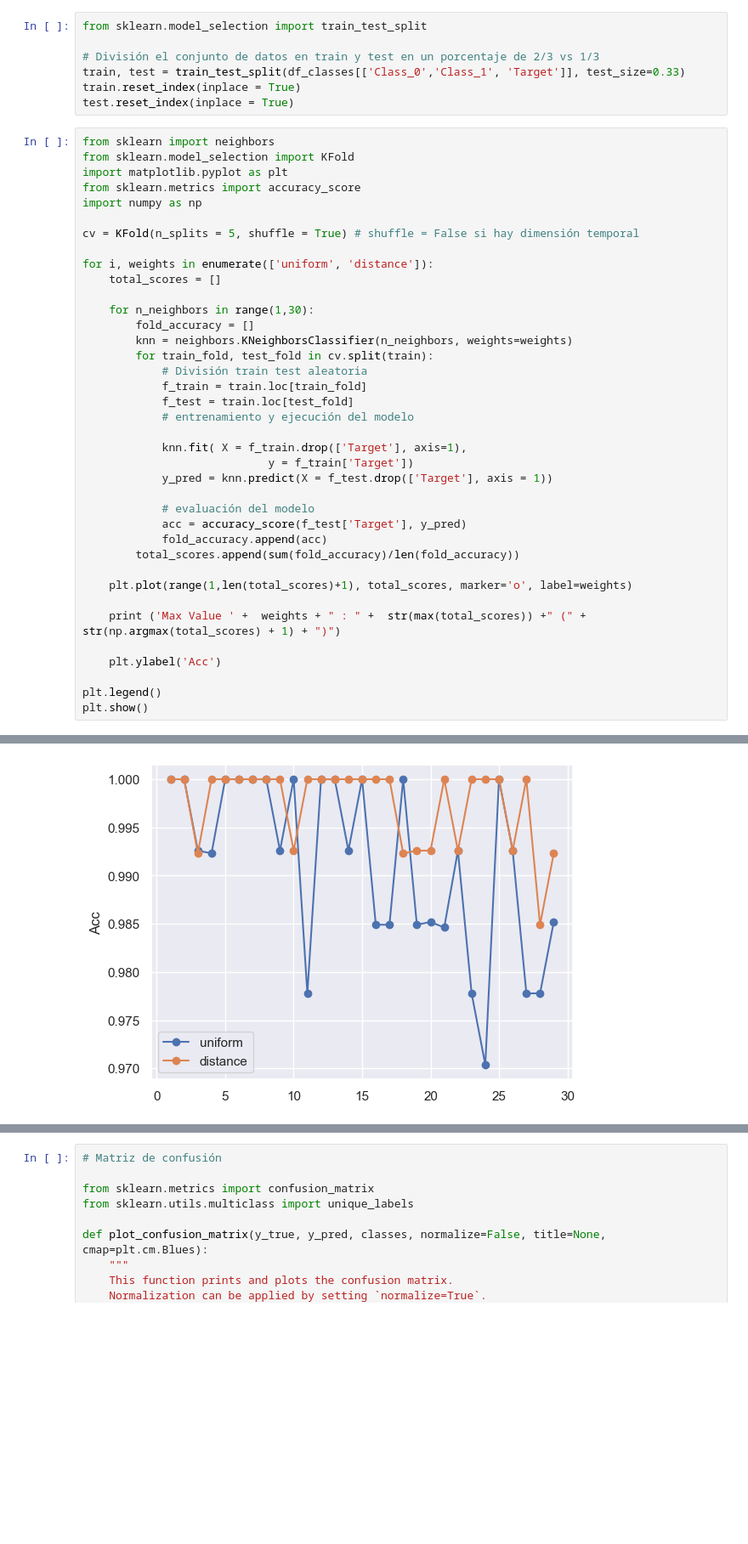
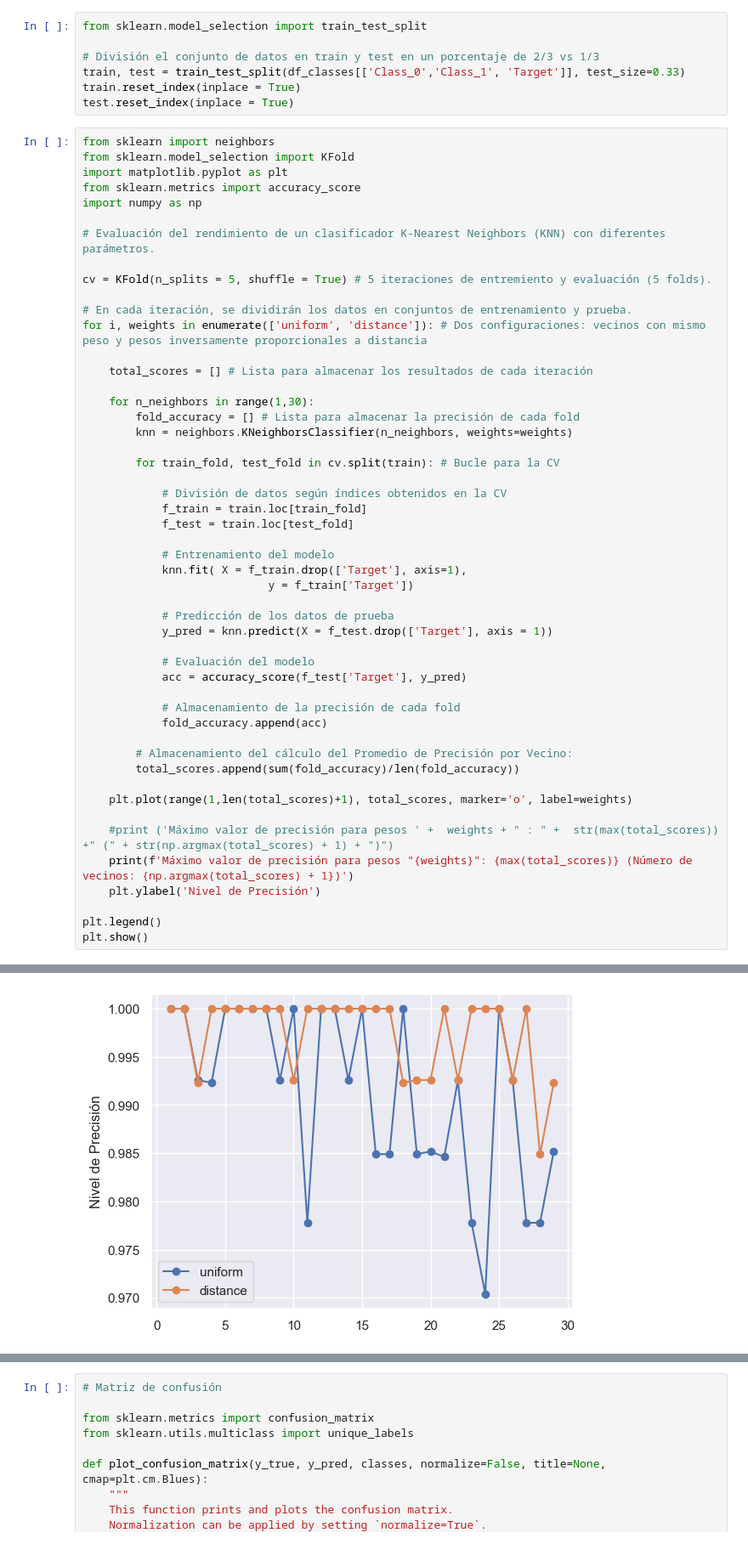
Before and after one commit to viorbe20/ai-machine-learning-systems, a Jupyter notebook: ej1-naive-bayes-knn.ipynb, the cells around one changed output, grey strips where cells are left out. Shown at 85% size. Saved outputs shown, nothing was run; the diff lists cells and outputs as text; blank space fills up the shorter version.

```diff
--- a/ej1-naive-bayes-knn.ipynb
+++ b/ej1-naive-bayes-knn.ipynb
@@ -101,34 +101,46 @@ import matplotlib.pyplot as plt
 from sklearn.metrics import accuracy_score
 import numpy as np
 
-cv = KFold(n_splits = 5, shuffle = True) # shuffle = False si hay dimensión temporal
+# Evaluación del rendimiento de un clasificador K-Nearest Neighbors (KNN) con diferentes parámetros.
 
-for i, weights in enumerate(['uniform', 'distance']):
-    total_scores = []
+cv = KFold(n_splits = 5, shuffle = True) # 5 iteraciones de entremiento y evaluación (5 folds).
+
+# En cada iteración, se dividirán los datos en conjuntos de entrenamiento y prueba.
+for i, weights in enumerate(['uniform', 'distance']): # Dos configuraciones: vecinos con mismo peso y pesos inversamente proporcionales a distancia
+
+    total_scores = [] # Lista para almacenar los resultados de cada iteración
 
     for n_neighbors in range(1,30):
-        fold_accuracy = []
+        fold_accuracy = [] # Lista para almacenar la precisión de cada fold
         knn = neighbors.KNeighborsClassifier(n_neighbors, weights=weights)
-        for train_fold, test_fold in cv.split(train):
-            # División train test aleatoria
+
+        for train_fold, test_fold in cv.split(train): # Bucle para la CV
+
+            # División de datos según índices obtenidos en la CV
             f_train = train.loc[train_fold]
             f_test = train.loc[test_fold]
-            # entrenamiento y ejecución del modelo
 
+            # Entrenamiento del modelo
             knn.fit( X = f_train.drop(['Target'], axis=1),
                             y = f_train['Target'])
+
+            # Predicción de los datos de prueba
             y_pred = knn.predict(X = f_test.drop(['Target'], axis = 1))
 
-            # evaluación del modelo
+            # Evaluación del modelo
             acc = accuracy_score(f_test['Target'], y_pred)
+
+            # Almacenamiento de la precisión de cada fold
             fold_accuracy.append(acc)
+
+        # Almacenamiento del cálculo del Promedio de Precisión por Vecino:
         total_scores.append(sum(fold_accuracy)/len(fold_accuracy))
 
     plt.plot(range(1,len(total_scores)+1), total_scores, marker='o', label=weights)
 
-    print ('Max Value ' +  weights + " : " +  str(max(total_scores)) +" (" + str(np.argmax(total_scores) + 1) + ")")
-
-    plt.ylabel('Acc')
+    #print ('Máximo valor de precisión para pesos ' +  weights + " : " +  str(max(total_scores)) +" (" + str(np.argmax(total_scores) + 1) + ")")
+    print(f'Máximo valor de precisión para pesos "{weights}": {max(total_scores)} (Número de vecinos: {np.argmax(total_scores) + 1})')
+    plt.ylabel('Nivel de Precisión')
 
 plt.legend()
 plt.show()
@@ -138 +150 @@ Max Value distance : 1.0 (1)
-[figure, old version]
+[figure, new version]
```
Also changed, not shown: parts of 15 cells of this notebook.
